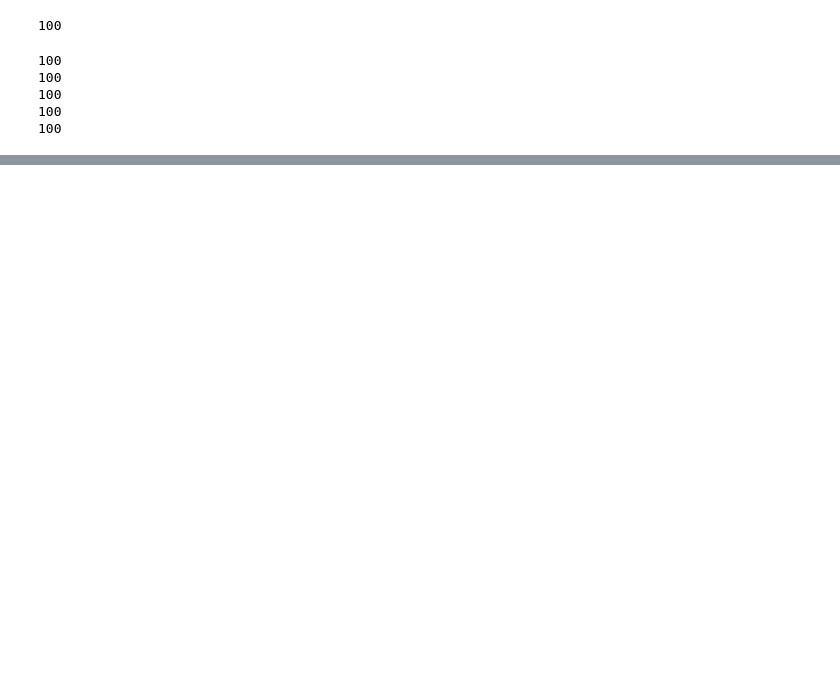
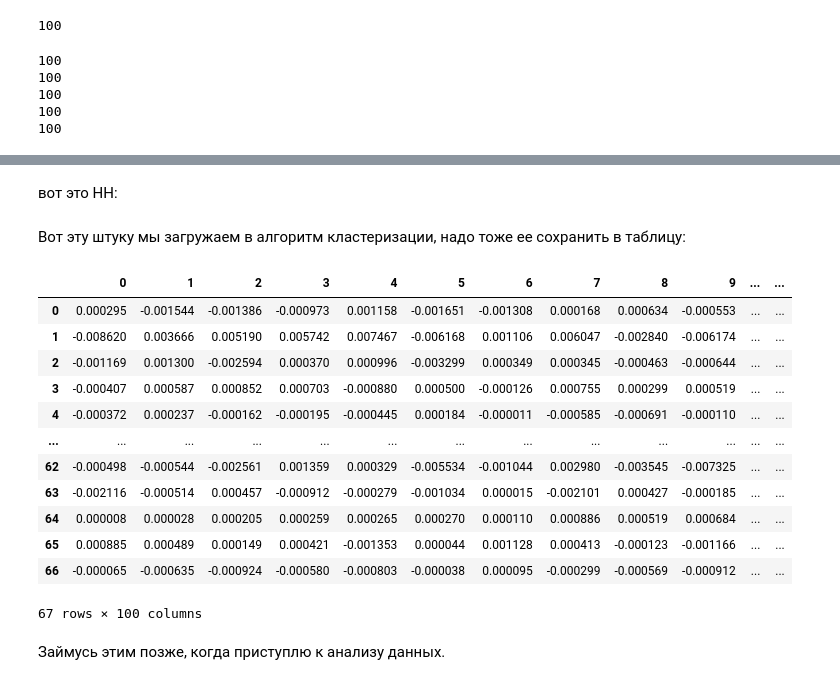
Before and after one commit to aefrt/automatization-recruiting, a Jupyter notebook: preprocessing.ipynb, the cells around one changed output, grey strips where cells are left out. Cells and saved outputs as stored; diff of their text form; code cells hidden in the pictures; blank space fills up the shorter version.

```diff
--- a/preprocessing.ipynb
+++ b/preprocessing.ipynb
@@ -1025,0 +1037,2 @@ una Очередной flash-drive-drive-by-drive-in-the-backs-of-background-of-
+# %% [markdown]
+вот это НН:
@@ -1025,0 +1045,20 @@ una Очередной flash-drive-drive-by-drive-in-the-backs-of-background-of-
+# %% [markdown]
+Вот эту штуку мы загружаем в алгоритм кластеризации, надо тоже ее сохранить в таблицу:
+# %%
+pd.DataFrame(X)
+# %% [output]
+|  | 0 | 1 | 2 | 3 | 4 | 5 | 6 | 7 | 8 | 9 | ... | ... |
+| 0 | 0.000295 | -0.001544 | -0.001386 | -0.000973 | 0.001158 | -0.001651 | -0.001308 | 0.000168 | 0.000634 | -0.000553 | ... | ... |
+| 1 | -0.008620 | 0.003666 | 0.005190 | 0.005742 | 0.007467 | -0.006168 | 0.001106 | 0.006047 | -0.002840 | -0.006174 | ... | ... |
+| 2 | -0.001169 | 0.001300 | -0.002594 | 0.000370 | 0.000996 | -0.003299 | 0.000349 | 0.000345 | -0.000463 | -0.000644 | ... | ... |
+| 3 | -0.000407 | 0.000587 | 0.000852 | 0.000703 | -0.000880 | 0.000500 | -0.000126 | 0.000755 | 0.000299 | 0.000519 | ... | ... |
+| 4 | -0.000372 | 0.000237 | -0.000162 | -0.000195 | -0.000445 | 0.000184 | -0.000011 | -0.000585 | -0.000691 | -0.000110 | ... | ... |
+| ... | ... | ... | ... | ... | ... | ... | ... | ... | ... | ... | ... | ... |
+| 62 | -0.000498 | -0.000544 | -0.002561 | 0.001359 | 0.000329 | -0.005534 | -0.001044 | 0.002980 | -0.003545 | -0.007325 | ... | ... |
+| 63 | -0.002116 | -0.000514 | 0.000457 | -0.000912 | -0.000279 | -0.001034 | 0.000015 | -0.002101 | 0.000427 | -0.000185 | ... | ... |
+| 64 | 0.000008 | 0.000028 | 0.000205 | 0.000259 | 0.000265 | 0.000270 | 0.000110 | 0.000886 | 0.000519 | 0.000684 | ... | ... |
+| 65 | 0.000885 | 0.000489 | 0.000149 | 0.000421 | -0.001353 | 0.000044 | 0.001128 | 0.000413 | -0.000123 | -0.001166 | ... | ... |
+| 66 | -0.000065 | -0.000635 | -0.000924 | -0.000580 | -0.000803 | -0.000038 | 0.000095 | -0.000299 | -0.000569 | -0.000912 | ... | ... |
+67 rows × 100 columns
+# %% [markdown]
+Займусь этим позже, когда приступлю к анализу данных.
```
Also changed, not shown: parts of 112 cells of this notebook, 3 other files.
